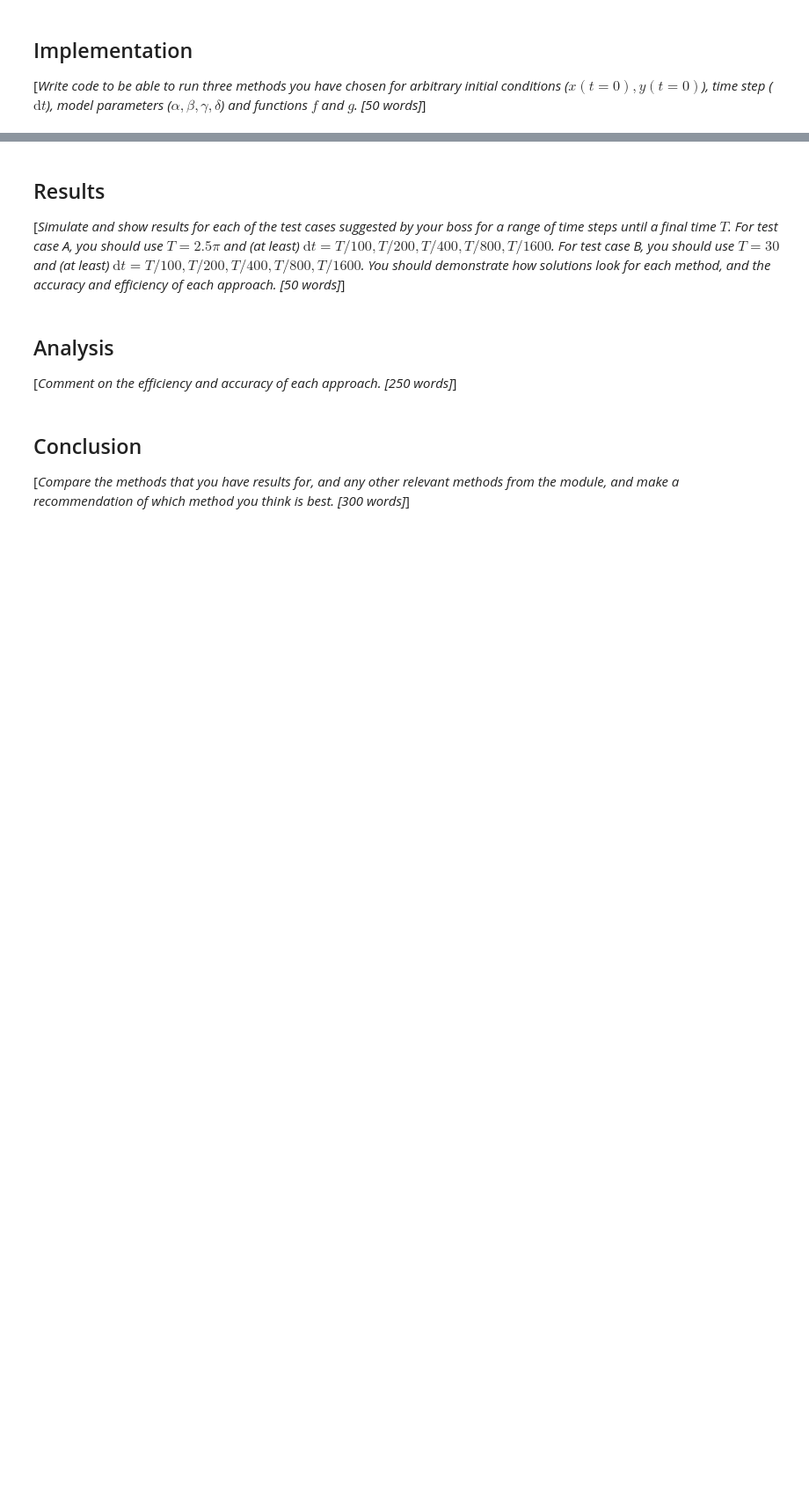
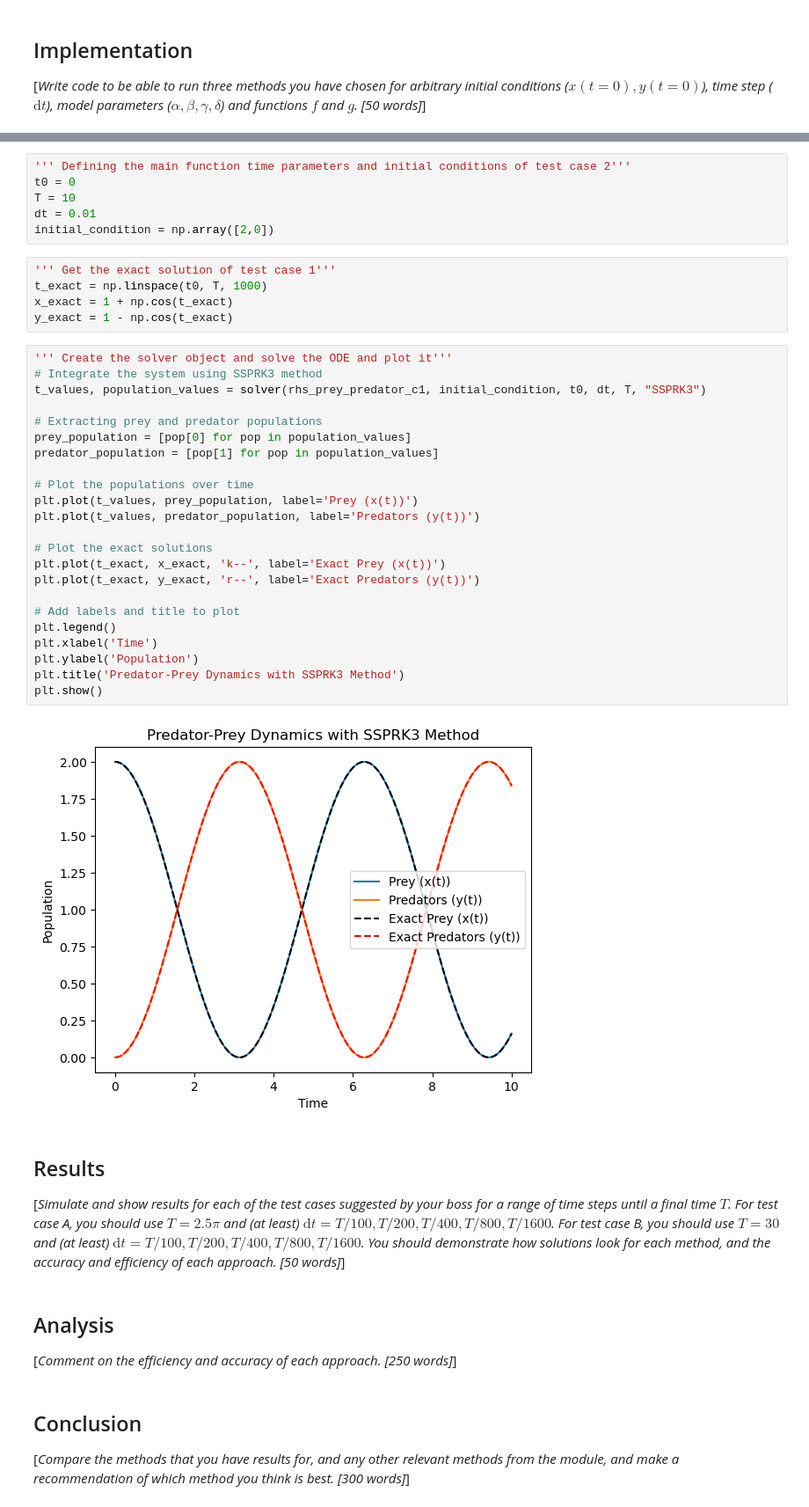
Before and after one commit to rubayeaAlketbi/Numerical-Methods-for-Solving-Predator-Prey-Models, a Jupyter notebook: template.ipynb, the cells around one changed output, grey strips where cells are left out. Shown at 88% size. Saved outputs shown, nothing was run; the diff lists cells and outputs as text; blank space fills up the shorter version.

Commit message:
Completed test case A

```diff
--- a/template.ipynb
+++ b/template.ipynb
@@ -10,3 +30,39 @@ from solvers import solver
+# %%
+''' Defining the main function time parameters and initial conditions of test case 2'''
+t0 = 0
+T = 10
+dt = 0.01
+initial_condition = np.array([2,0])
+# %%
+''' Get the exact solution of test case 1'''
+t_exact = np.linspace(t0, T, 1000)
+x_exact = 1 + np.cos(t_exact)
+y_exact = 1 - np.cos(t_exact)
+# %%
+''' Create the solver object and solve the ODE and plot it'''
+# Integrate the system using SSPRK3 method
+t_values, population_values = solver(rhs_prey_predator_c1, initial_condition, t0, dt, T, "SSPRK3")
+
+# Extracting prey and predator populations
+prey_population = [pop[0] for pop in population_values]
+predator_population = [pop[1] for pop in population_values]
+
+# Plot the populations over time
+plt.plot(t_values, prey_population, label='Prey (x(t))')
+plt.plot(t_values, predator_population, label='Predators (y(t))')
+
+# Plot the exact solutions
+plt.plot(t_exact, x_exact, 'k--', label='Exact Prey (x(t))')
+plt.plot(t_exact, y_exact, 'r--', label='Exact Predators (y(t))')
+
+# Add labels and title to plot
+plt.legend()
+plt.xlabel('Time')
+plt.ylabel('Population')
+plt.title('Predator-Prey Dynamics with SSPRK3 Method')
+plt.show()
+# %% [output]
+[figure, added]
 # %% [markdown]
 ## Results
 
```
Also changed, not shown: parts of 3 cells of this notebook.
